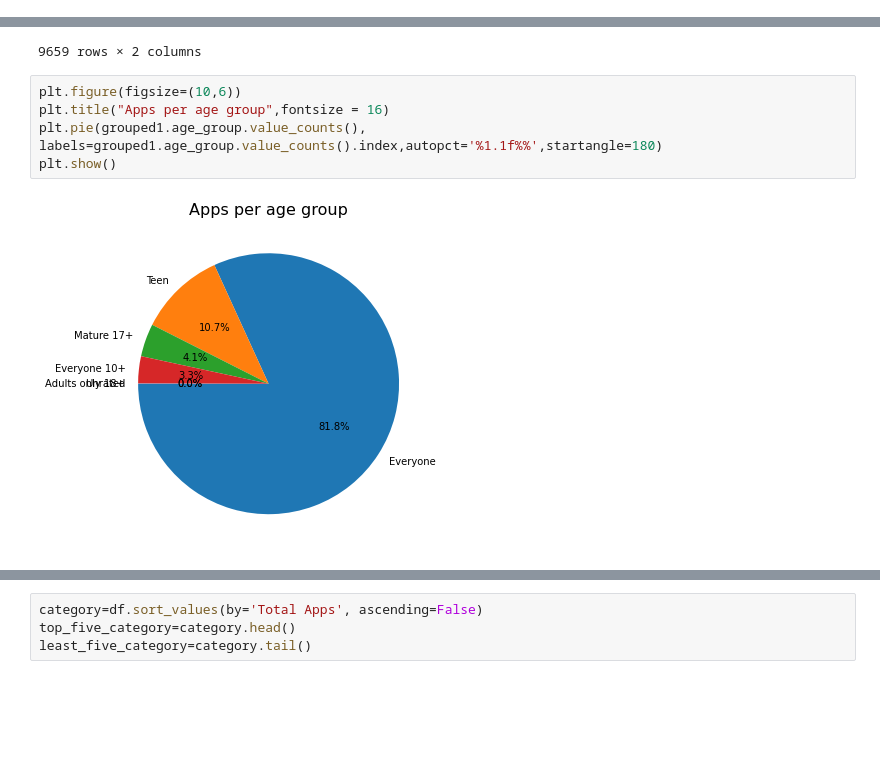
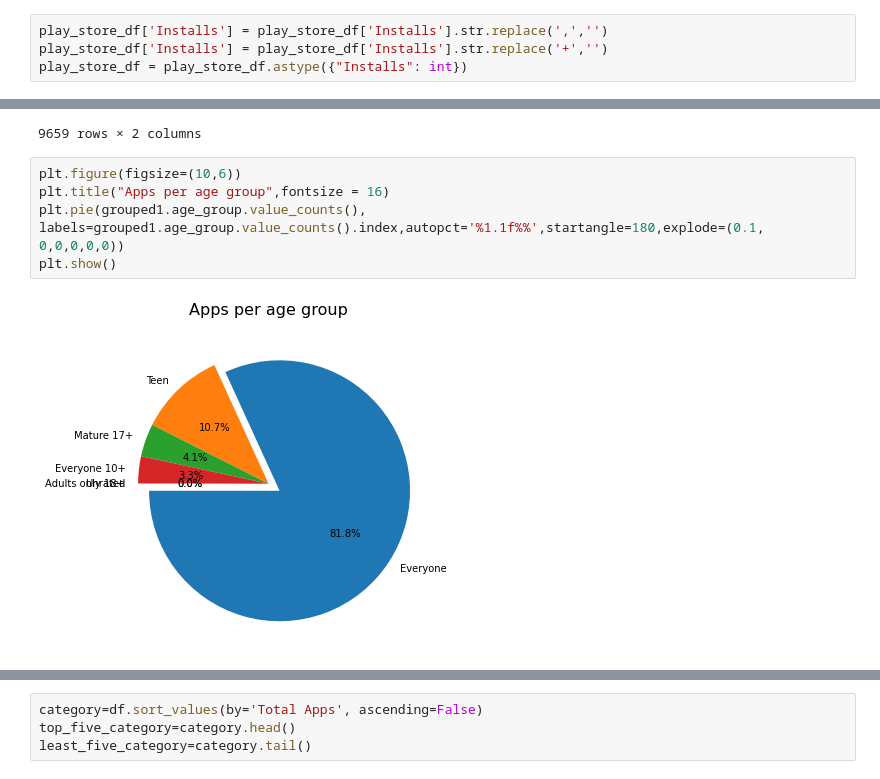
Before and after one commit to Navjotkhatri/EDA-Play-Store-App-Review-Analysis, a Jupyter notebook: EDA_Play_Store_App_Review_Analysis_Capstone_Project.ipynb, the cells around one changed output, grey strips where cells are left out. Saved outputs shown, nothing was run; the diff lists cells and outputs as text; blank space fills up the shorter version.

```diff
--- a/EDA_Play_Store_App_Review_Analysis_Capstone_Project.ipynb
+++ b/EDA_Play_Store_App_Review_Analysis_Capstone_Project.ipynb
@@ -121,5 +119,9 @@ play_store_df['Price'] = play_store_df['Price'].str.replace('$', '')
 # %%
 play_store_df = play_store_df.astype({"Price": float})
+# %%
+play_store_df['Installs'] = play_store_df['Installs'].str.replace(',','')
+play_store_df['Installs'] = play_store_df['Installs'].str.replace('+','')
+play_store_df = play_store_df.astype({"Installs": int})
 # %%
 play_store_df.info()
 # %% [output]
@@ -284,7 +291,7 @@ grouped1
 # %%
 plt.figure(figsize=(10,6))
 plt.title("Apps per age group",fontsize = 16)
-plt.pie(grouped1.age_group.value_counts(), labels=grouped1.age_group.value_counts().index,autopct='%1.1f%%',startangle=180)
+plt.pie(grouped1.age_group.value_counts(), labels=grouped1.age_group.value_counts().index,autopct='%1.1f%%',startangle=180,explode=(0.1, 0,0,0,0,0))
 plt.show()
 # %% [output]
-[figure, old version]
+[figure, new version]
```
Also changed, not shown: parts of 26 cells of this notebook.
